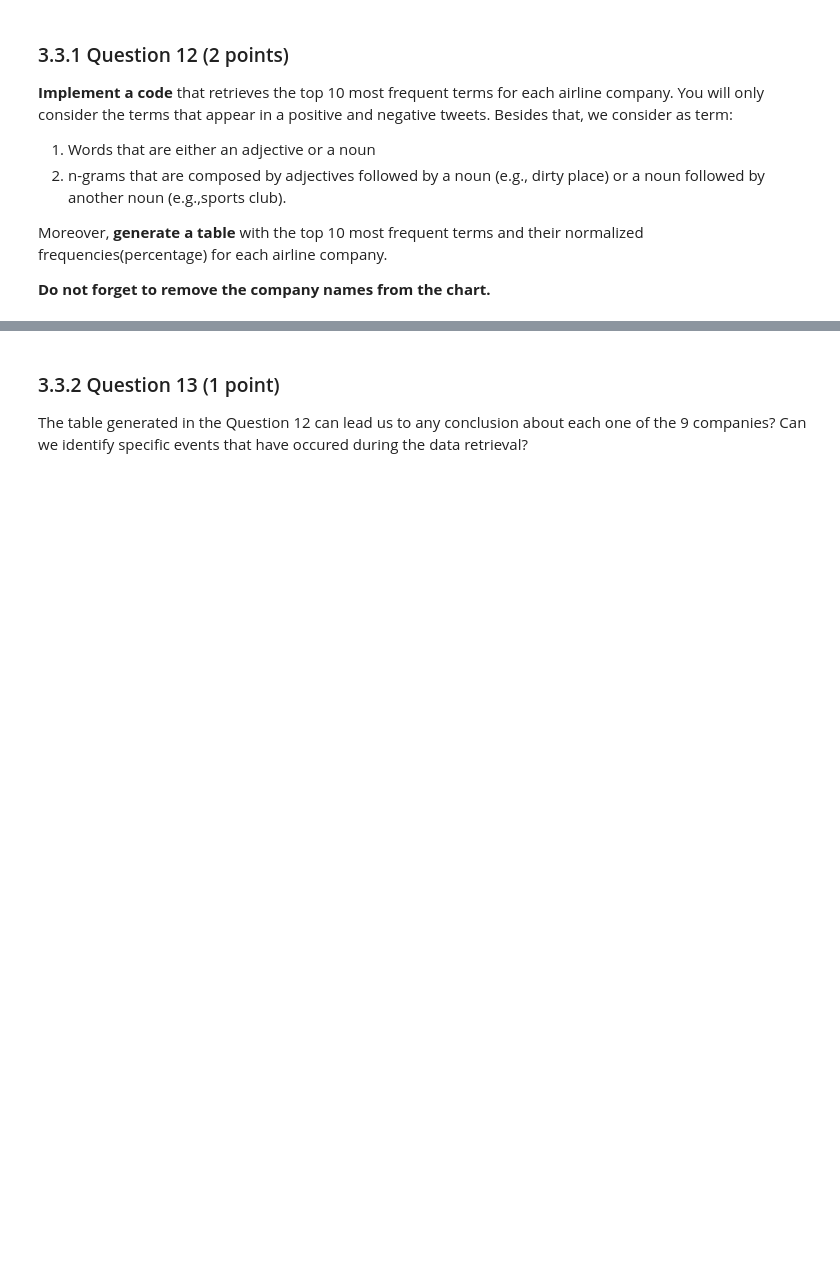
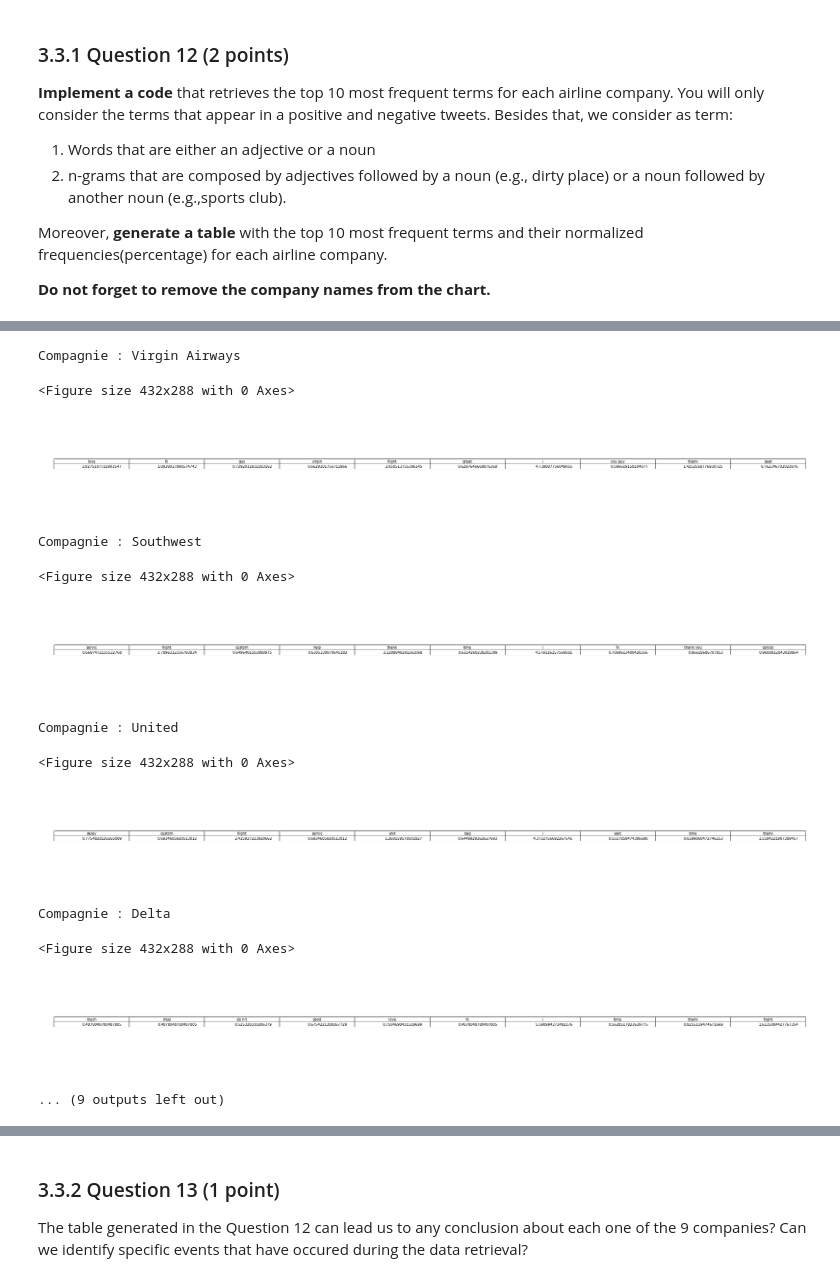
Before and after one commit to gregoiredervaux/INF8111, a Jupyter notebook: TP1/TP1.ipynb, the cells around one changed output, grey strips where cells are left out. Drawn from its saved outputs; the diff is of its cells as text; code cells hidden in the pictures; blank space fills up the shorter version.

```diff
--- a/TP1/TP1.ipynb
+++ b/TP1/TP1.ipynb
@@ -1059,6 +1075,7 @@ for i in range(len(bow_pos_and_neg_by_compagnie)):
 
 max_occurence_word_index = [[0, 0, 0 ,0 ,0 ,0 ,0 ,0 ,0 ,0] for i in range(len(airline_ls))]
 max_occurence_word_count = [[-1, -2, -3, -4, -5, -6 ,-7 ,-8 ,-9 ,-10] for i in range(len(airline_ls))]
+nbx_word_per_compagnie = [0,0,0,0,0,0,0,0,0,0]
 
 for token_index in range(len(bow_count.tokens_index)):
     selected = False
@@ -1077,6 +1094,7 @@ for token_index in range(len(bow_count.tokens_index)):
         for compagnie_index in range(len(bow_pos_and_neg_by_compagnie)):
             #print("on essaye compagnie index: " + str(compagnie_index) + " et token index " + str(token_index))
             column = bow_pos_and_neg_by_compagnie[compagnie_index].getcol(token_index)
+            nbx_word_per_compagnie[compagnie_index] += column.sum()
             #print("token selected: " + str(bow_count.tokens_index[token_index]))
             #print("comparaison entre: " + str(max_occurence_word_count[compagnie_index]) + " et: " + str(column.sum()) + " pour la compagnie: " + str(compagnie_index))
             index_min = max_occurence_word_count[compagnie_index].index(min(max_occurence_word_count[compagnie_index]))
@@ -1084,9 +1102,3 @@ for token_index in range(len(bow_count.tokens_index)):
                 #print("selection du: " + str(index_min + 1) + "eme chiffre de valeur d'index: " + str(max_occurence_word_index[compagnie_index][index_min]) + " replacé par: " + str(token_index))
                 max_occurence_word_index[compagnie_index][index_min] = token_index
                 max_occurence_word_count[compagnie_index][index_min] = column.sum()
-
-for compagnie in airline_ls:
-    print("Result for compagny : " + str(compagnie))
-    print('top words: ' + str([bow_count.tokens_index[token_index] for token_index in max_occurence_word_index[airline_ls.index(compagnie)]]))
-    print('max_occurence_word_index: ' + str(max_occurence_word_index[airline_ls.index(compagnie)]))
-    print('occurence top words: ' + str(max_occurence_word_count[airline_ls.index(compagnie)]))
@@ -1092,0 +1113,36 @@ for compagnie in airline_ls:
+# %%
+word_frequency_per_compagnie = [[-1, -2, -3, -4, -5, -6 ,-7 ,-8 ,-9 ,-10] for i in range(len(airline_ls))]
+#Donne les pourcentages d'apparition des mots
+for compagnie in airline_ls:
+    for i in range (len (max_occurence_word_count[airline_ls.index(compagnie)])):
+        word_frequency_per_compagnie[airline_ls.index(compagnie)][i] = max_occurence_word_count[airline_ls.index(compagnie)][i] * 100/nbx_word_per_compagnie[airline_ls.index(compagnie)]
+# %%
+for c in range(len(airline_ls)):
+    print("Compagnie : " + str(airline_ls[c]))
+    columns = [bow_count.tokens_index[token_index] for token_index in max_occurence_word_index[c]]
+    cellText=[float(word_frequency_per_compagnie[c][i]) for i in range(len(word_frequency_per_compagnie[c]))]
+    plt.clf()
+    fig, ax = plt.subplots()
+
+    # hide axes
+    ax.axis('off')
+    ax.axis('tight')
+    ax.table(cellText=[cellText], colLabels=columns, loc='center')
+
+    fig.tight_layout()
+    plt.subplots_adjust(right=5)
+    plt.show()
+# %% [output]
+Compagnie : Virgin Airways
+<Figure size 432x288 with 0 Axes>
+[figure, added]
+Compagnie : Southwest
+<Figure size 432x288 with 0 Axes>
+[figure, added]
+Compagnie : United
+<Figure size 432x288 with 0 Axes>
+[figure, added]
+Compagnie : Delta
+<Figure size 432x288 with 0 Axes>
+[figure, added]
+... (9 outputs left out)
```
Also changed, not shown: parts of 19 cells of this notebook.
